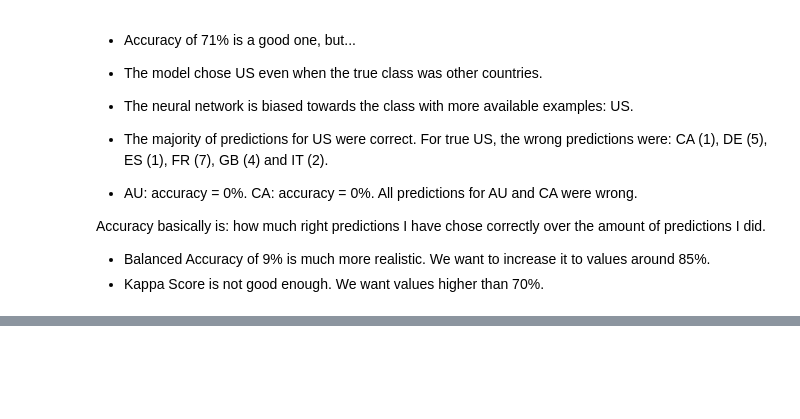
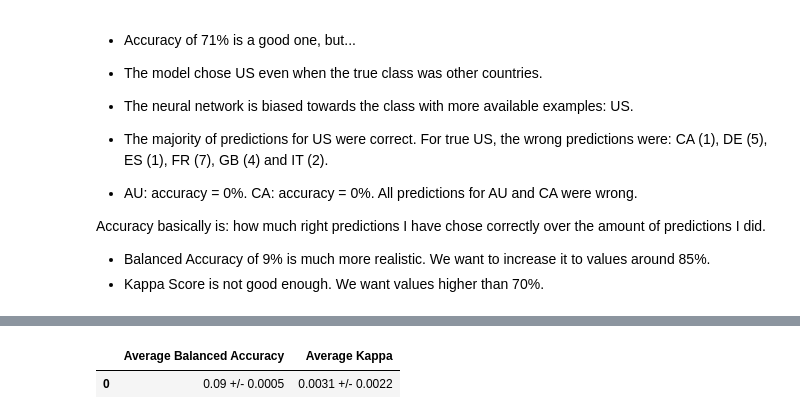
Before and after one commit to lucasquemelli/airbnb, a Jupyter notebook: airbnb.ipynb, the cells around one changed output, grey strips where cells are left out. Cells and saved outputs as stored; diff of their text form; code cells hidden in the pictures; blank space fills up the shorter version.

```diff
--- a/airbnb.ipynb
+++ b/airbnb.ipynb
@@ -782,0 +868,6 @@ Accuracy basically is: how much right predictions I have chose correctly over th
+# %%
+pd.DataFrame( {'Average Balanced Accuracy': np.round( np.mean( balanced_acc_list ), 2 ).astype( str ) + ' +/- ' + np.round( np.std( balanced_acc_list  ), 4 ).astype( str ),
+                'Average Kappa': np.round( np.mean( kappa_acc_list ), 4 ).astype( str ) + ' +/- ' + np.round( np.std( kappa_acc_list ), 4 ).astype( str ) }, index=[0] )
+# %% [output]
+|  | Average Balanced Accuracy | Average Kappa |
+| 0 | 0.09 +/- 0.0005 | 0.0031 +/- 0.0022 |
```
Also changed, not shown: parts of 12 cells of this notebook.
